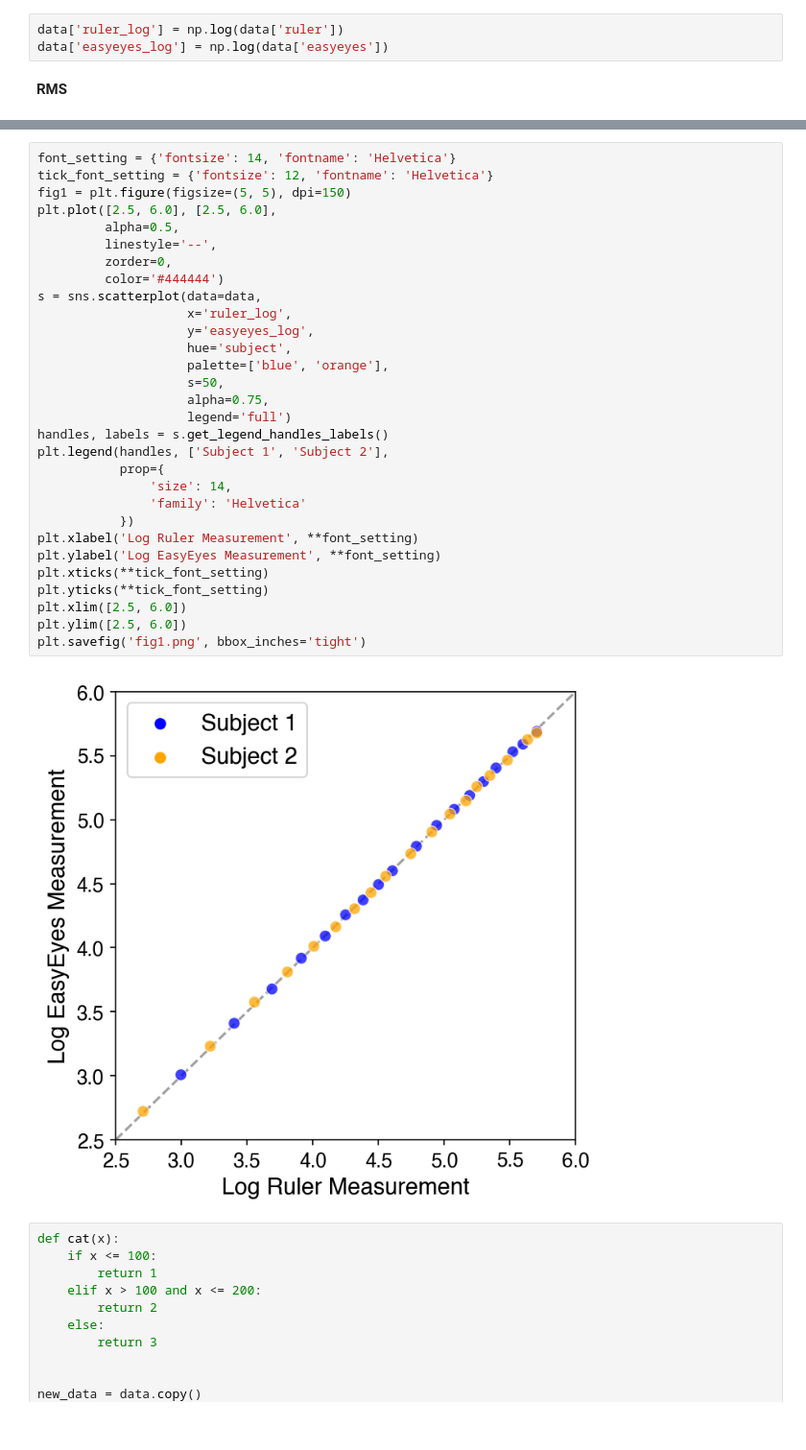
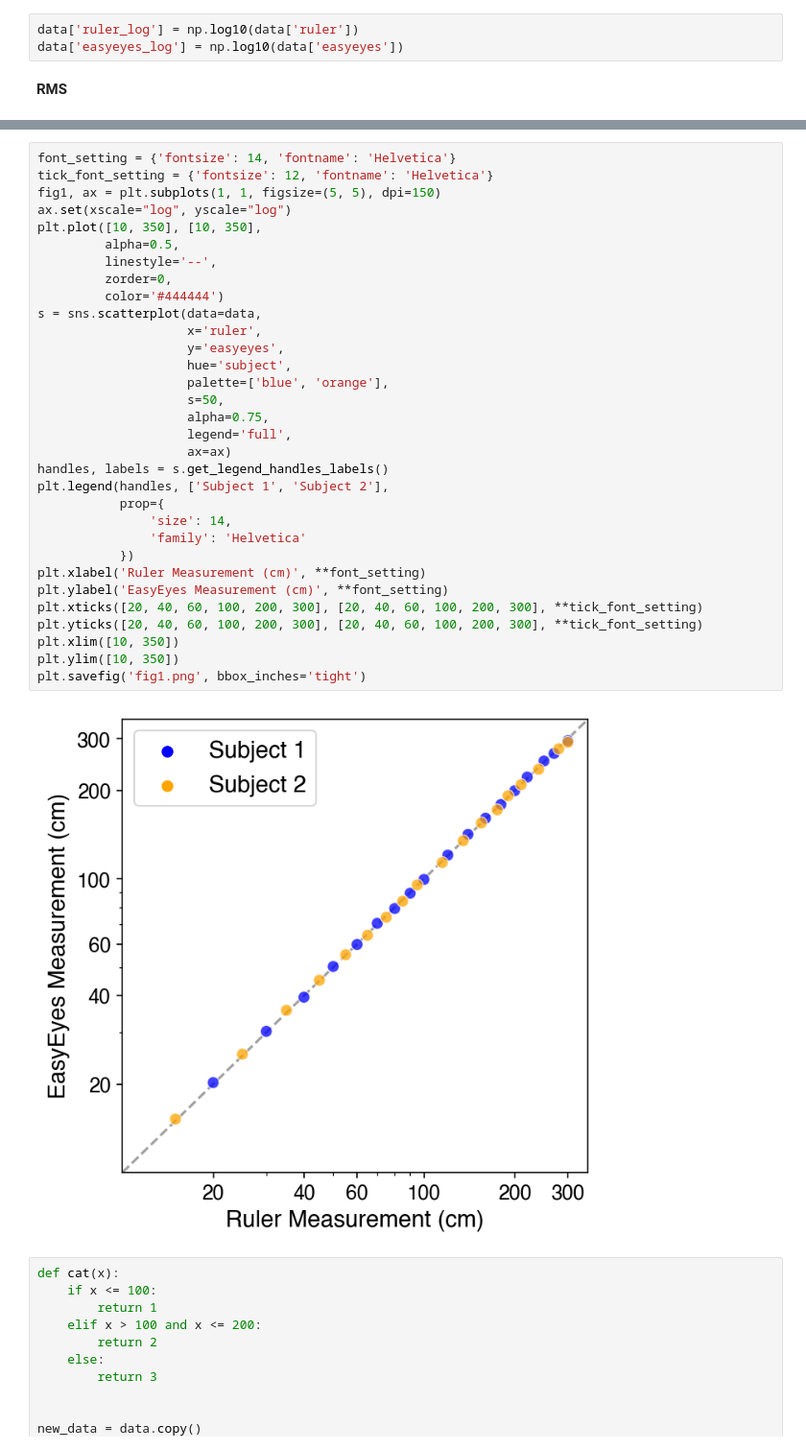
Before and after one commit to EasyEyes/remote-calibrator, a Jupyter notebook: data/script.ipynb, the cells around one changed output, grey strips where cells are left out. Shown at 96% size. Saved outputs shown, nothing was run; the diff lists cells and outputs as text.

```diff
--- a/data/script.ipynb
+++ b/data/script.ipynb
@@ -25,8 +25,8 @@ data.head()
 | 3 | 1 | 20 | 20.24 |
 | 4 | 1 | 40 | 39.54 |
 # %%
-data['ruler_log'] = np.log(data['ruler'])
-data['easyeyes_log'] = np.log(data['easyeyes'])
+data['ruler_log'] = np.log10(data['ruler'])
+data['easyeyes_log'] = np.log10(data['easyeyes'])
 # %% [markdown]
 **RMS**
 # %%
@@ -44,35 +44,37 @@ rms, rms_s, rms_l
 # %%
 font_setting = {'fontsize': 14, 'fontname': 'Helvetica'}
 tick_font_setting = {'fontsize': 12, 'fontname': 'Helvetica'}
-fig1 = plt.figure(figsize=(5, 5), dpi=150)
-plt.plot([2.5, 6.0], [2.5, 6.0],
+fig1, ax = plt.subplots(1, 1, figsize=(5, 5), dpi=150)
+ax.set(xscale="log", yscale="log")
+plt.plot([10, 350], [10, 350],
          alpha=0.5,
          linestyle='--',
          zorder=0,
          color='#444444')
 s = sns.scatterplot(data=data,
-                    x='ruler_log',
-                    y='easyeyes_log',
+                    x='ruler',
+                    y='easyeyes',
                     hue='subject',
                     palette=['blue', 'orange'],
                     s=50,
                     alpha=0.75,
-                    legend='full')
+                    legend='full',
+                    ax=ax)
 handles, labels = s.get_legend_handles_labels()
 plt.legend(handles, ['Subject 1', 'Subject 2'],
            prop={
                'size': 14,
                'family': 'Helvetica'
            })
-plt.xlabel('Log Ruler Measurement', **font_setting)
-plt.ylabel('Log EasyEyes Measurement', **font_setting)
-plt.xticks(**tick_font_setting)
-plt.yticks(**tick_font_setting)
-plt.xlim([2.5, 6.0])
-plt.ylim([2.5, 6.0])
+plt.xlabel('Ruler Measurement (cm)', **font_setting)
+plt.ylabel('EasyEyes Measurement (cm)', **font_setting)
+plt.xticks([20, 40, 60, 100, 200, 300], [20, 40, 60, 100, 200, 300], **tick_font_setting)
+plt.yticks([20, 40, 60, 100, 200, 300], [20, 40, 60, 100, 200, 300], **tick_font_setting)
+plt.xlim([10, 350])
+plt.ylim([10, 350])
 plt.savefig('fig1.png', bbox_inches='tight')
 # %% [output]
-[figure, old version]
+[figure, new version]
 # %%
 def cat(x):
     if x <= 100:
```
Also changed, not shown: parts of 1 cell of this notebook, 1 other file.
